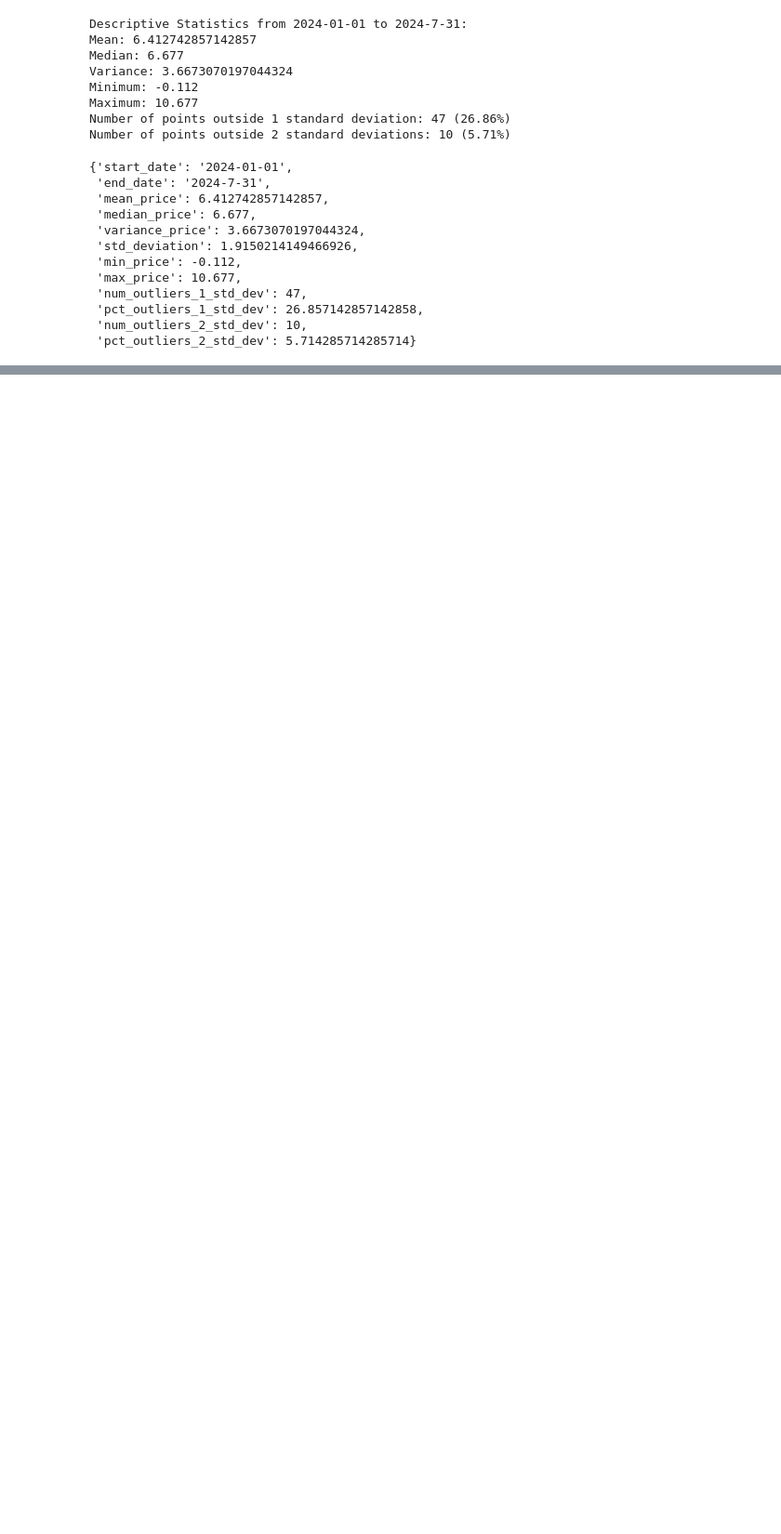
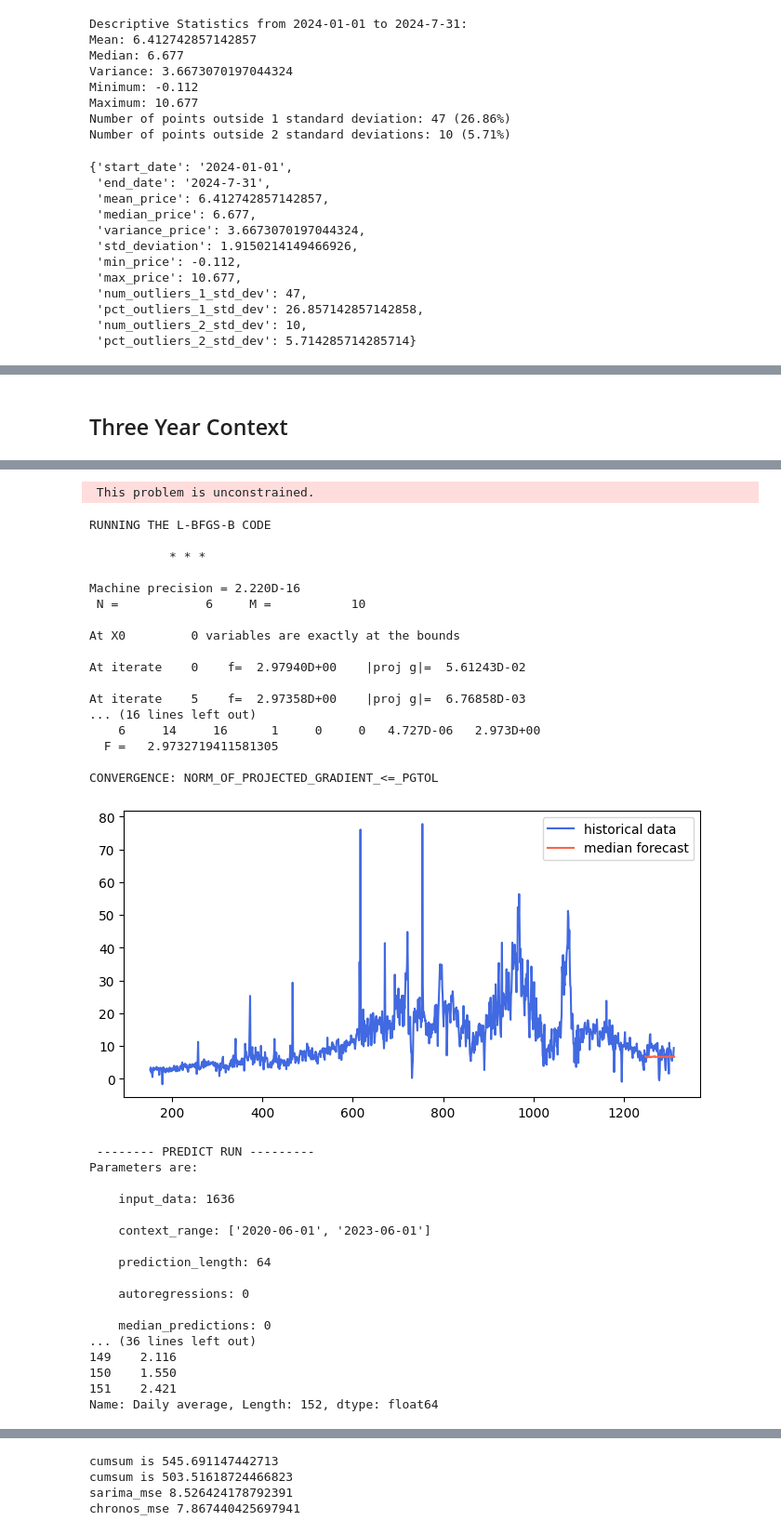
Before and after one commit to williamrodz/llm_for_ts_electricity_prices_forecasting, a Jupyter notebook: system_price.ipynb, the cells around one changed output, grey strips where cells are left out. Shown at 93% size. Drawn from its saved outputs; the diff is of its cells as text; code cells hidden in the pictures; blank space fills up the shorter version.

```diff
--- a/system_price.ipynb
+++ b/system_price.ipynb
@@ -360,0 +460,10 @@ calculate_mse
+# %% [markdown]
+## Three Year Context
+# %%
+start = '2020-06-01'
+end = '2023-06-01'
+column = 'Daily average'
+prediction_length = 64
+
+compare_chronos_to_sarima(system_prices,column,start,end,prediction_length)
+# %% [output]
@@ -360,0 +487,36 @@ calculate_mse
+ This problem is unconstrained.
+RUNNING THE L-BFGS-B CODE
+
+           * * *
+
+Machine precision = 2.220D-16
+ N =            6     M =           10
+
+At X0         0 variables are exactly at the bounds
+
+At iterate    0    f=  2.97940D+00    |proj g|=  5.61243D-02
+
+At iterate    5    f=  2.97358D+00    |proj g|=  6.76858D-03
+... (16 lines left out)
+    6     14     16      1     0     0   4.727D-06   2.973D+00
+  F =   2.9732719411581305
+
+CONVERGENCE: NORM_OF_PROJECTED_GRADIENT_<=_PGTOL
+[figure, added]
+ -------- PREDICT RUN ---------
+Parameters are:
+
+    input_data: 1636
+
+    context_range: ['2020-06-01', '2023-06-01']
+
+    prediction_length: 64
+
+    autoregressions: 0
+
+    median_predictions: 0
+... (36 lines left out)
+149    2.116
+150    1.550
+151    2.421
+Name: Daily average, Length: 152, dtype: float64
@@ -360,0 +524,4 @@ calculate_mse
+cumsum is 545.691147442713
+cumsum is 503.51618724466823
+sarima_mse 8.526424178792391
+chronos_mse 7.867440425697941
```
Also changed, not shown: parts of 13 cells of this notebook, 3 other files.
